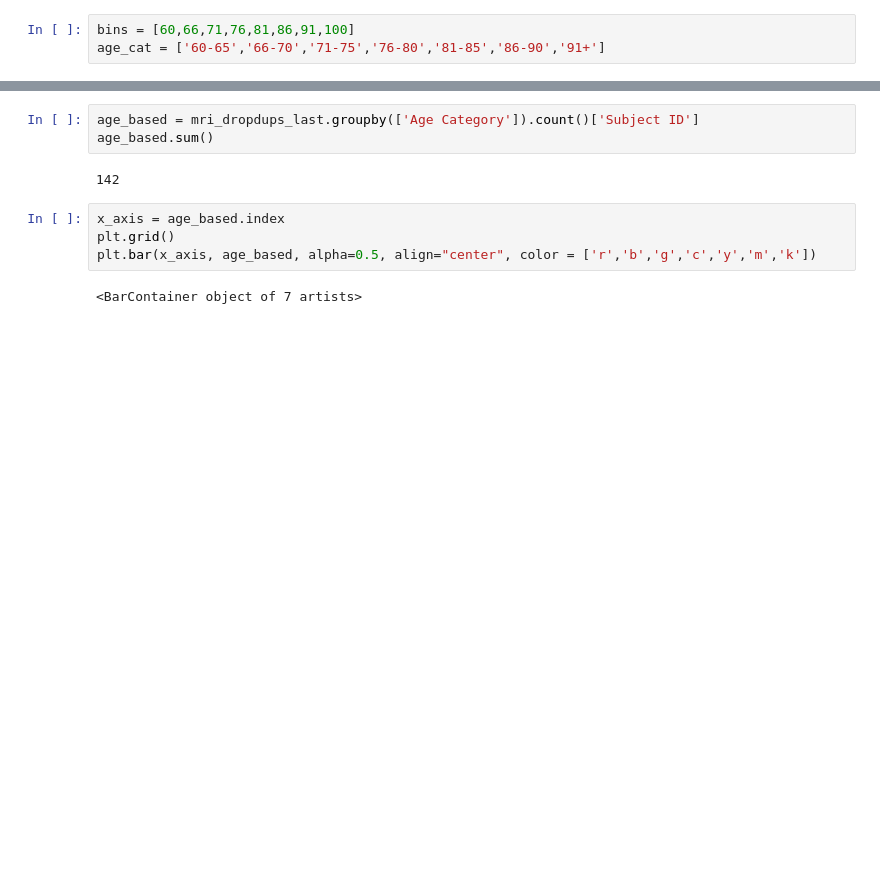
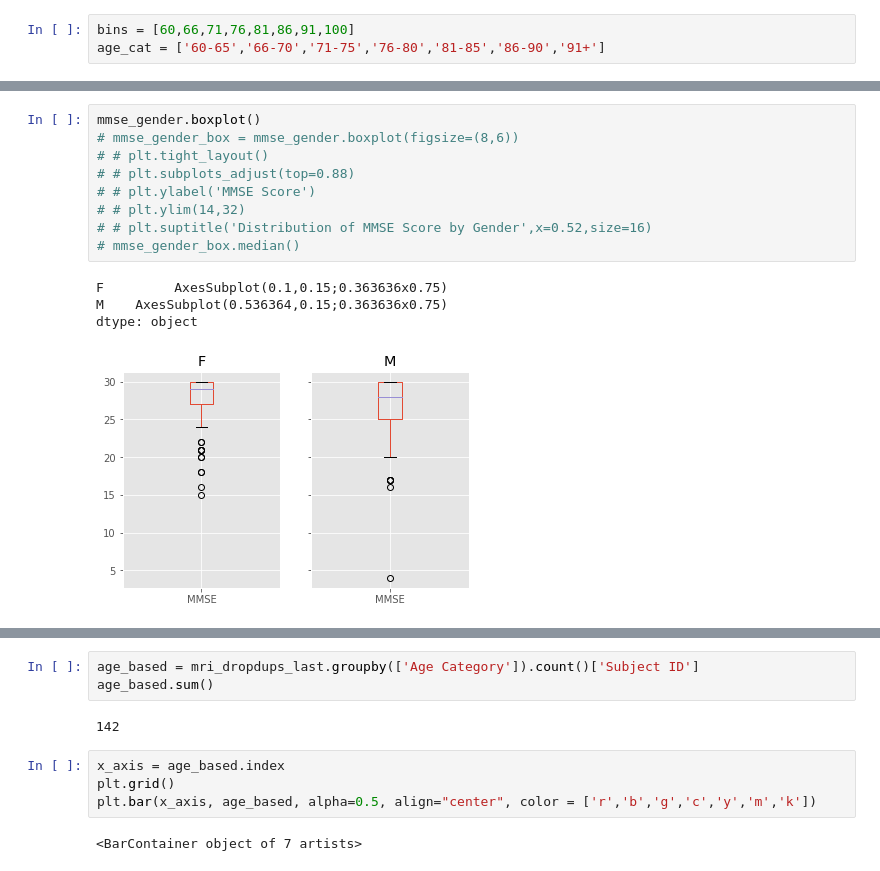
Before and after one commit to madhavi-r/Mashya_repo, a Jupyter notebook: Madhu's Analysis.ipynb, the cells around one changed output, grey strips where cells are left out. Cells and saved outputs as stored; diff of their text form; blank space fills up the shorter version.

```diff
--- a/Madhu's Analysis.ipynb
+++ b/Madhu's Analysis.ipynb
@@ -120,0 +153,14 @@ See the caveats in the documentation: http://pandas.pydata.org/pandas-docs/stabl
+# %%
+mmse_gender.boxplot()
+# mmse_gender_box = mmse_gender.boxplot(figsize=(8,6))
+# # plt.tight_layout()
+# # plt.subplots_adjust(top=0.88)
+# # plt.ylabel('MMSE Score')
+# # plt.ylim(14,32)
+# # plt.suptitle('Distribution of MMSE Score by Gender',x=0.52,size=16)
+# mmse_gender_box.median()
+# %% [output]
+F         AxesSubplot(0.1,0.15;0.363636x0.75)
+M    AxesSubplot(0.536364,0.15;0.363636x0.75)
+dtype: object
+[figure, added]
```
Also changed, not shown: parts of 28 cells of this notebook.
